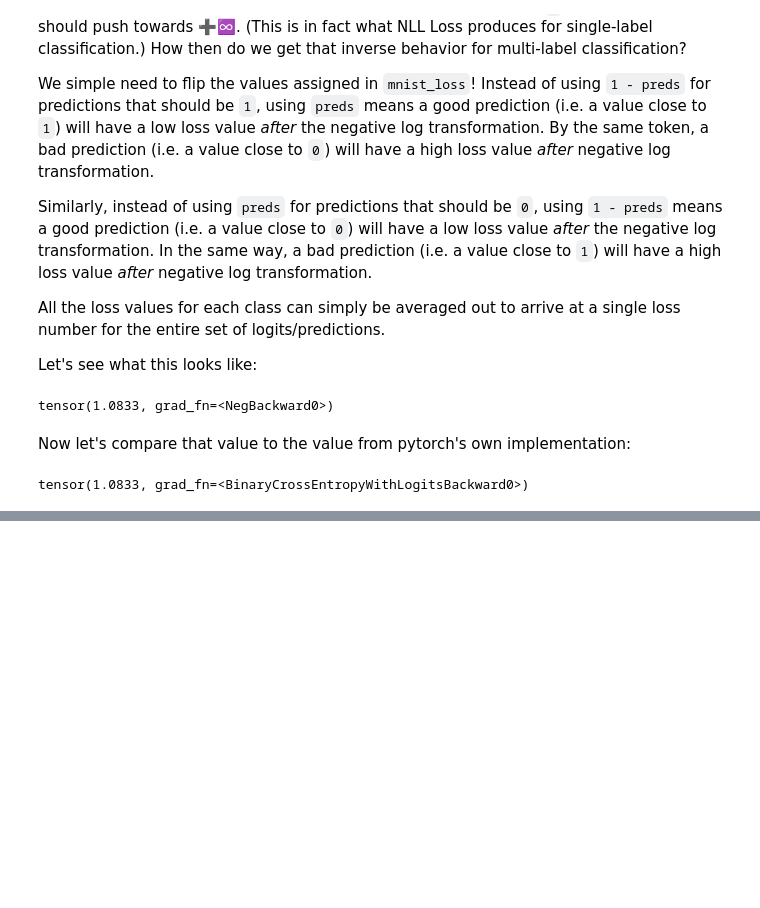
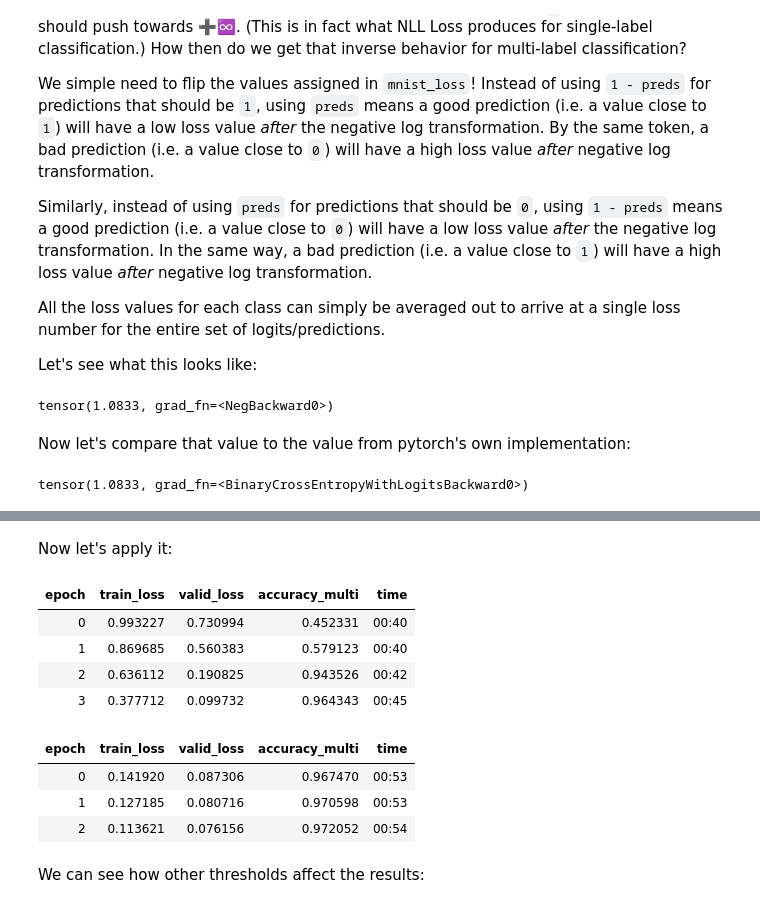
Before and after one commit to CodeWithOz/fastai-deep-learn-coders, a Jupyter notebook: ch-06-self-pt1.ipynb, the cells around one changed output, grey strips where cells are left out. Drawn from its saved outputs; the diff is of its cells as text; code cells hidden in the pictures; blank space fills up the shorter version.

```diff
--- a/ch-06-self-pt1.ipynb
+++ b/ch-06-self-pt1.ipynb
@@ -289,7 +299,7 @@ And it's a match!
 Let's look at the model's output for a multi-label classification task. To do this, we'll inspect the outputs of a stock model i.e. without fine-tuning.
 # %%
 # get a mini-batch
-x,y = dls.one_batch()
+x,y = to_cpu(dls.one_batch())
 x.shape, y.shape
 # %% [output]
 (torch.Size([64, 3, 460, 460]), torch.Size([64, 20]))
@@ -417,0 +446,22 @@ Same thing!
+# %%
+def accuracy_multi(preds, targ, threshold=0.5, sigmoid=True):
+    if sigmoid:
+        preds = preds.sigmoid()
+    return ((preds>threshold)==targ.bool()).float().mean()
+# %% [markdown]
+Now let's apply it:
+# %%
+learn = vision_learner(dls, resnet18, metrics=partial(accuracy_multi, threshold=0.4))
+learn.fine_tune(3, base_lr=3e-3, freeze_epochs=4)
+# %% [output]
+| epoch | train_loss | valid_loss | accuracy_multi | time |
+| 0 | 0.993227 | 0.730994 | 0.452331 | 00:40 |
+| 1 | 0.869685 | 0.560383 | 0.579123 | 00:40 |
+| 2 | 0.636112 | 0.190825 | 0.943526 | 00:42 |
+| 3 | 0.377712 | 0.099732 | 0.964343 | 00:45 |
+| epoch | train_loss | valid_loss | accuracy_multi | time |
+| 0 | 0.141920 | 0.087306 | 0.967470 | 00:53 |
+| 1 | 0.127185 | 0.080716 | 0.970598 | 00:53 |
+| 2 | 0.113621 | 0.076156 | 0.972052 | 00:54 |
+# %% [markdown]
+We can see how other thresholds affect the results:
```
Also changed, not shown: parts of 8 cells of this notebook.
